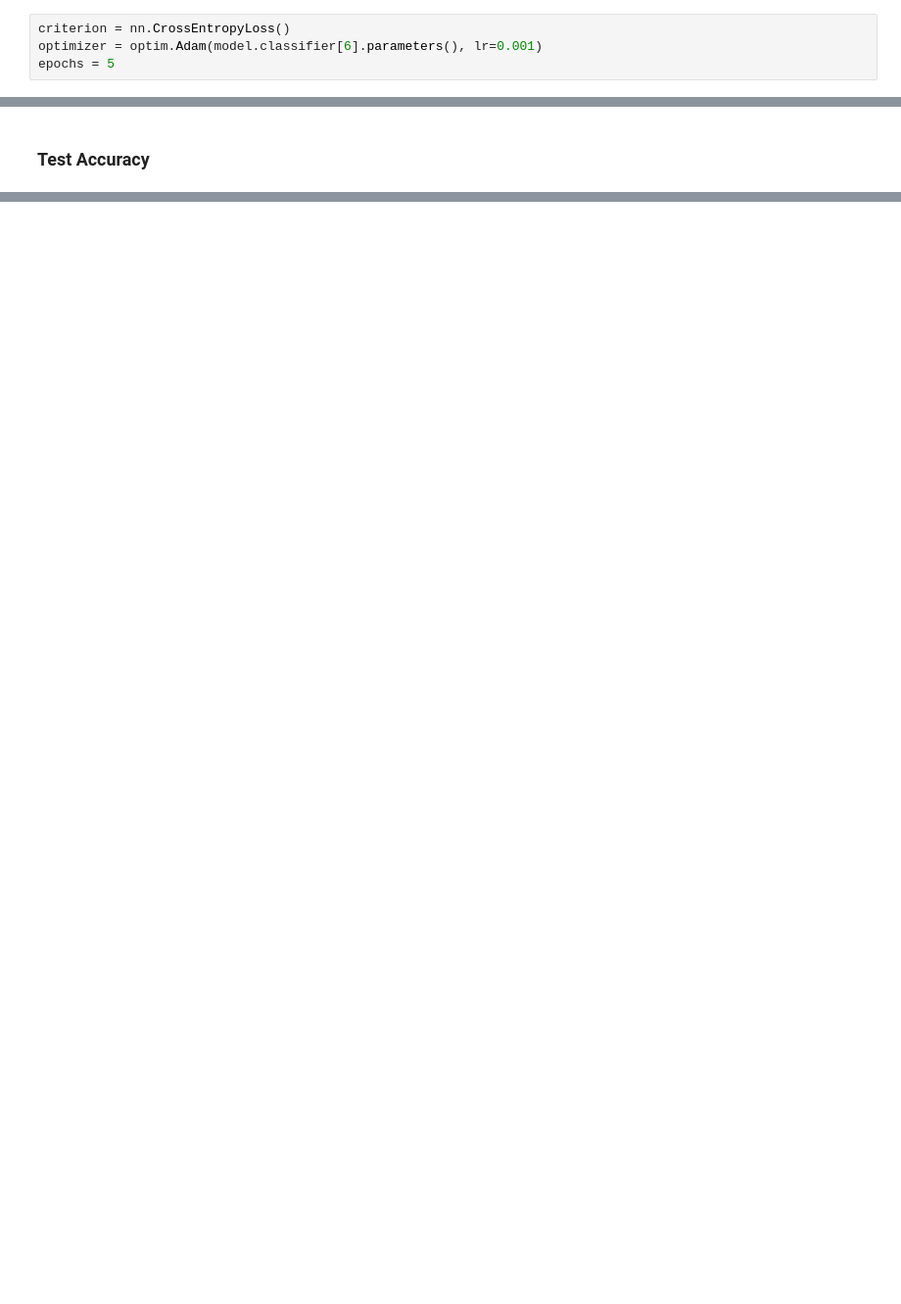
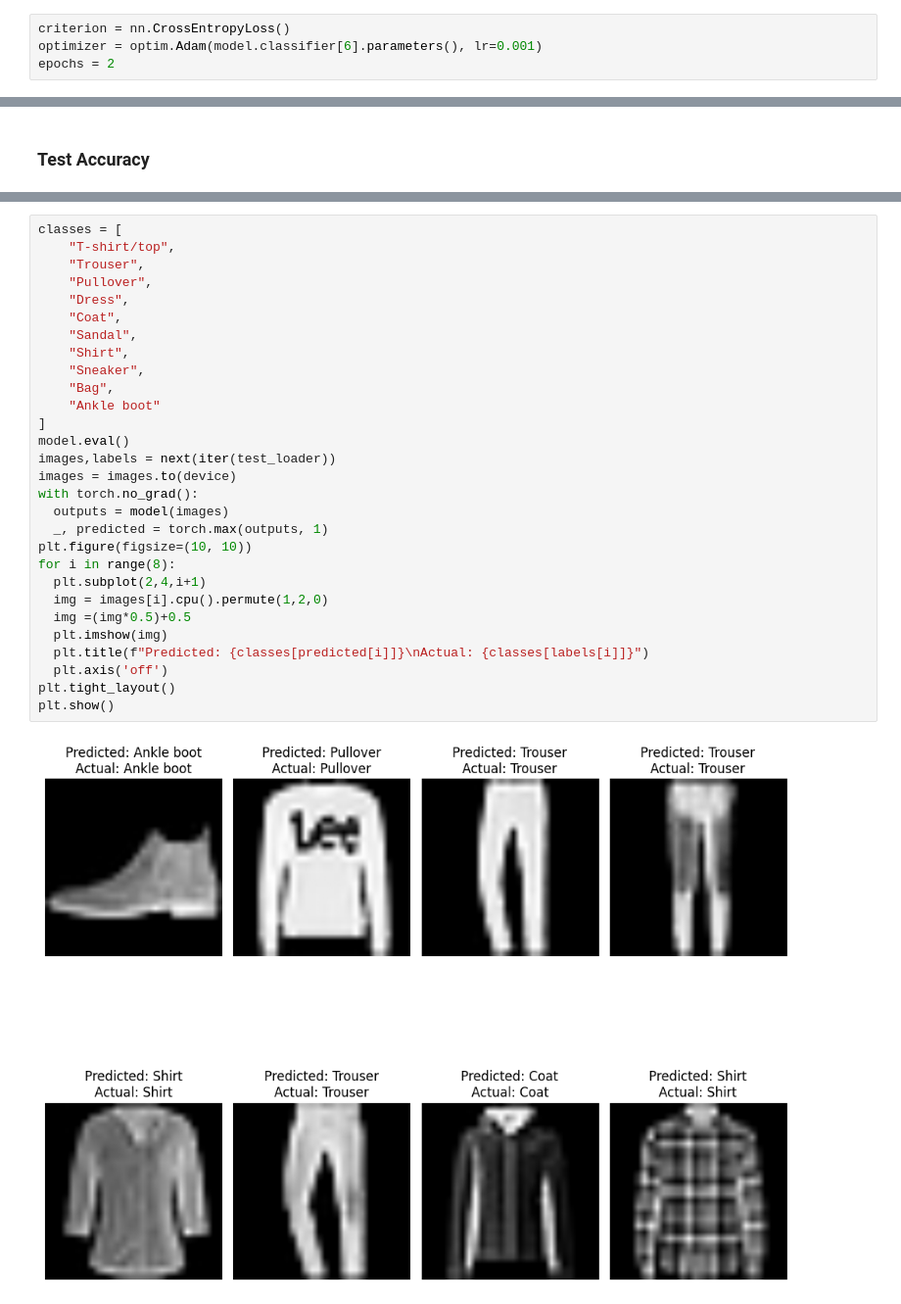
Before and after one commit to a1930549/assignment2_a1930549_Shayan, a Jupyter notebook: Asignment02.ipynb, the cells around one changed output, grey strips where cells are left out. Shown at 98% size. Cells and saved outputs as stored; diff of their text form; blank space fills up the shorter version.

```diff
--- a/Asignment02.ipynb
+++ b/Asignment02.ipynb
@@ -75,7 +83,7 @@ VGG(
 # %%
 criterion = nn.CrossEntropyLoss()
 optimizer = optim.Adam(model.classifier[6].parameters(), lr=0.001)
-epochs = 5
+epochs = 2
 # %% [markdown]
 ### Training Loop
 # %%
@@ -112,0 +125,31 @@ print(f"Test Accuracy: {accuracy:.2f}%")
+# %%
+classes = [
+    "T-shirt/top",
+    "Trouser",
+    "Pullover",
+    "Dress",
+    "Coat",
+    "Sandal",
+    "Shirt",
+    "Sneaker",
+    "Bag",
+    "Ankle boot"
+]
+model.eval()
+images,labels = next(iter(test_loader))
+images = images.to(device)
+with torch.no_grad():
+  outputs = model(images)
+  _, predicted = torch.max(outputs, 1)
+plt.figure(figsize=(10, 10))
+for i in range(8):
+  plt.subplot(2,4,i+1)
+  img = images[i].cpu().permute(1,2,0)
+  img =(img*0.5)+0.5
+  plt.imshow(img)
+  plt.title(f"Predicted: {classes[predicted[i]]}\nActual: {classes[labels[i]]}")
+  plt.axis('off')
+plt.tight_layout()
+plt.show()
+# %% [output]
+[figure, added]
```
Also changed, not shown: parts of 25 cells of this notebook.
